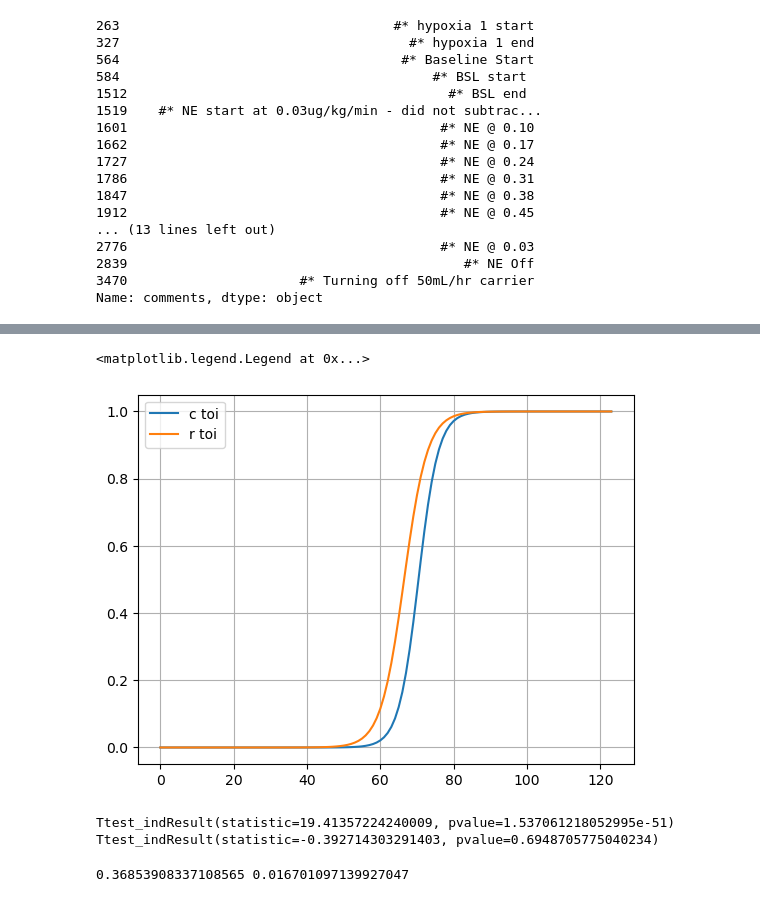
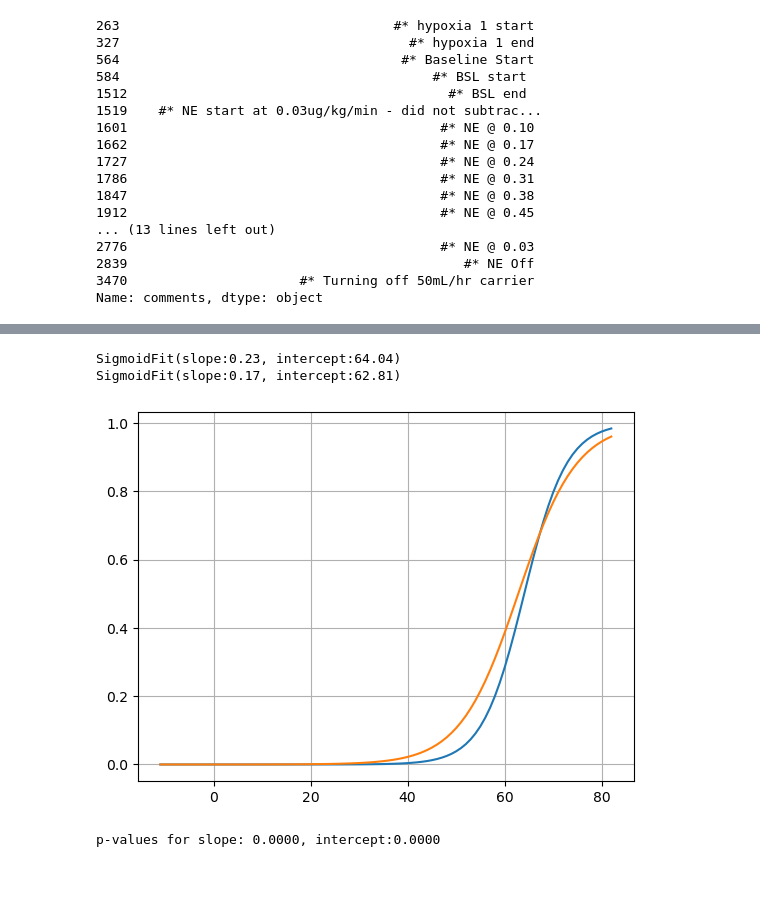
Before and after one commit to theonlyid/pynirs, a Jupyter notebook: docs/notebooks/Kat_test.ipynb, the cells around one changed output, grey strips where cells are left out. Saved outputs shown, nothing was run; the diff lists cells and outputs as text; code cells hidden in the pictures.

```diff
--- a/docs/notebooks/Kat_test.ipynb
+++ b/docs/notebooks/Kat_test.ipynb
@@ -188,21 +190,35 @@ hyp1_sig.fit()
-# %%
-# Plot them together to see the difference
-plt.plot(c_toi_fit["yhat"])
-plt.plot(r_toi_fit["yhat"])
-plt.grid()
-plt.legend(['c toi', 'r toi'])
-# %% [output]
-<matplotlib.legend.Legend at 0x...>
-[figure, removed]
+# %%
+x_data = evt.data['ts'].to_numpy()
+y_data = evt.data['SpO2'].to_numpy()
+ctoi_fit = Sigmoid(evt.data['ts'].to_numpy(), evt.data['c toi'].to_numpy(), fs=1)
+rtoi_fit = Sigmoid(evt.data['ts'].to_numpy(), evt.data['r toi'].to_numpy(), fs=1)
+# %% [output]
+SigmoidFit(slope:0.23, intercept:64.04)
+SigmoidFit(slope:0.17, intercept:62.81)
+# %%
+plt.figure()
+plt.plot(x_data, ctoi_fit.yhat)
+plt.plot(x_data, rtoi_fit.yhat)
+plt.grid()
+# %% [output]
+[figure, added]
 # %%
 # It is also possible to run t-tests to compare two params
 from scipy.stats import ttest_ind_from_stats
-print(ttest_ind_from_stats(c_toi_fit['params'][0], np.diag(c_toi_fit['param_variance'])[0], len(c_toi_fit['yhat']), r_toi_fit['params'][0], np.diag(r_toi_fit['param_variance'])[0], len(r_toi_fit['yhat'])))
-print(ttest_ind_from_stats(c_toi_fit['params'][1], np.diag(c_toi_fit['param_variance'])[1], len(c_toi_fit['yhat']), r_toi_fit['params'][1], np.diag(r_toi_fit['param_variance'])[1], len(r_toi_fit['yhat'])))
+ttest_slope = ttest_ind_from_stats(ctoi_fit.params.means[0],
+                     np.diag(ctoi_fit.params.cov)[0],
+                     len(ctoi_fit.yhat),
+                     rtoi_fit.params.means[0],
+                     np.diag(rtoi_fit.params.cov)[0],
+                     len(rtoi_fit.yhat))
+
+ttest_intercept = ttest_ind_from_stats(ctoi_fit.params.means[1],
+                     np.diag(ctoi_fit.params.cov)[1],
+                     len(ctoi_fit.yhat),
+                     rtoi_fit.params.means[1],
+                     np.diag(rtoi_fit.params.cov)[1],
+                     len(rtoi_fit.yhat))
+
+print(f"p-values for slope: {ttest_slope[1]:0.4f}, intercept:{ttest_intercept[1]:0.4f}")
 # %% [output]
-Ttest_indResult(statistic=19.41357224240009, pvalue=1.537061218052995e-51)
-Ttest_indResult(statistic=-0.392714303291403, pvalue=0.6948705775040234)
+p-values for slope: 0.0000, intercept:0.0000
-# %%
-print(c_toi_fit['params'][0], np.diag(c_toi_fit['param_variance'])[0])
-# %% [output]
-0.36853908337108565 0.016701097139927047
```
Also changed, not shown: parts of 6 cells of this notebook, 10 other files.
